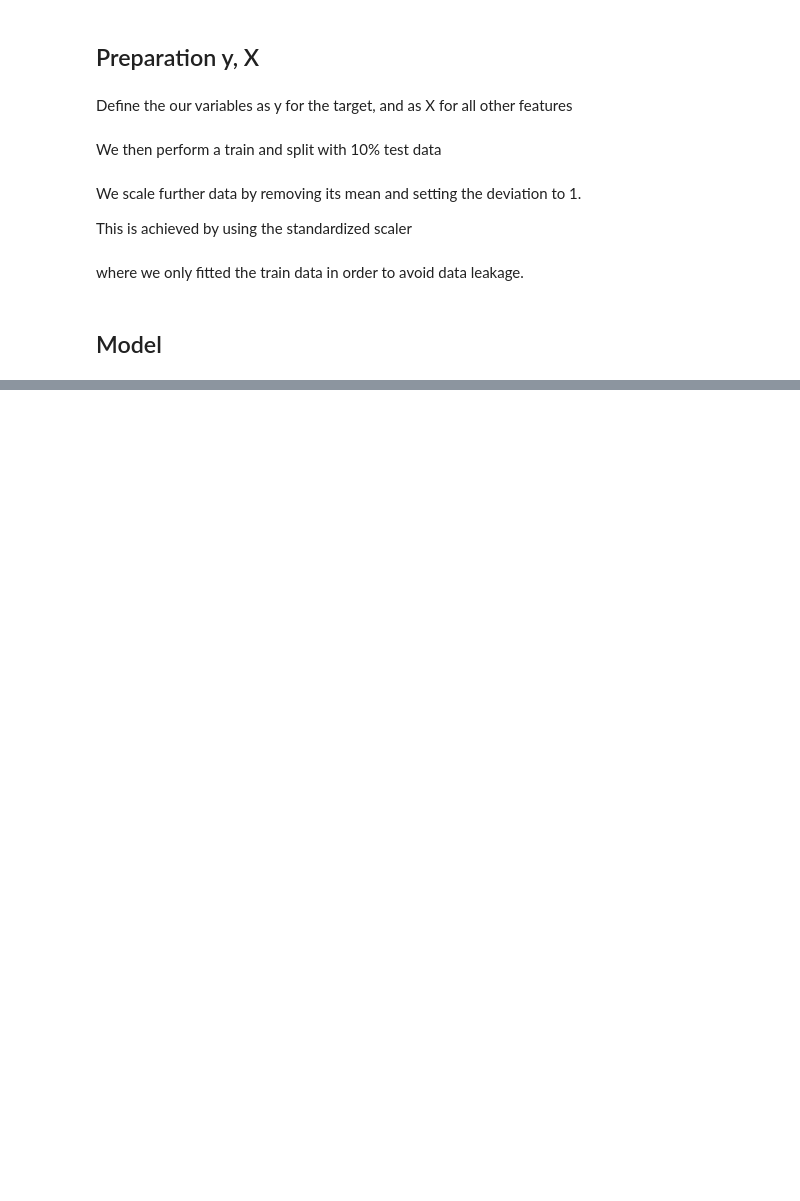
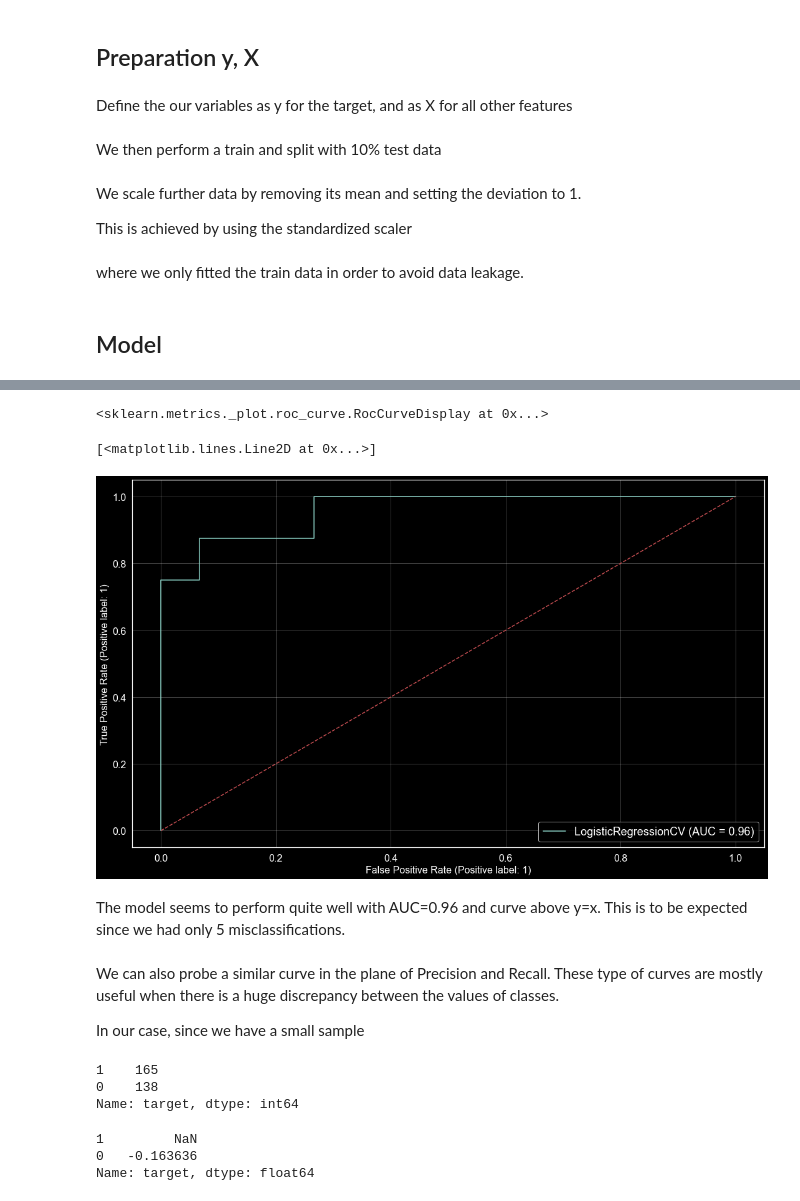
Before and after one commit to ViktorGakis/Projects, a Jupyter notebook: Heart Disease Prediction/heart_dis.ipynb, the cells around one changed output, grey strips where cells are left out. Drawn from its saved outputs; the diff is of its cells as text; code cells hidden in the pictures; blank space fills up the shorter version.

```diff
--- a/Heart Disease Prediction/heart_dis.ipynb
+++ b/Heart Disease Prediction/heart_dis.ipynb
@@ -152,0 +290,26 @@ log_model = LogisticRegressionCV()
+# %%
+x = np.linspace(0,1,100)
+RocCurveDisplay.from_estimator(log_model, scaled_X_test, y_test)
+plt.plot(x, x, '--r', label='y=x, random classification')
+# %% [output]
+<sklearn.metrics._plot.roc_curve.RocCurveDisplay at 0x...>
+[<matplotlib.lines.Line2D at 0x...>]
+[figure, added]
+# %% [markdown]
+The model seems to perform quite well with AUC=0.96 and curve above y=x. This is to be expected since we had only 5 misclassifications.
+# %% [markdown]
+We can also probe a similar curve in the plane of Precision and Recall. These type of curves are mostly useful when there is a huge discrepancy between the values of classes.
+
+In our case, since we have a small sample
+# %%
+df['target'].value_counts()
+# %% [output]
+1    165
+0    138
+Name: target, dtype: int64
+# %%
+df['target'].value_counts().pct_change()
+# %% [output]
+1         NaN
+0   -0.163636
+Name: target, dtype: float64
```
Also changed, not shown: parts of 41 cells of this notebook, 1 other file.
